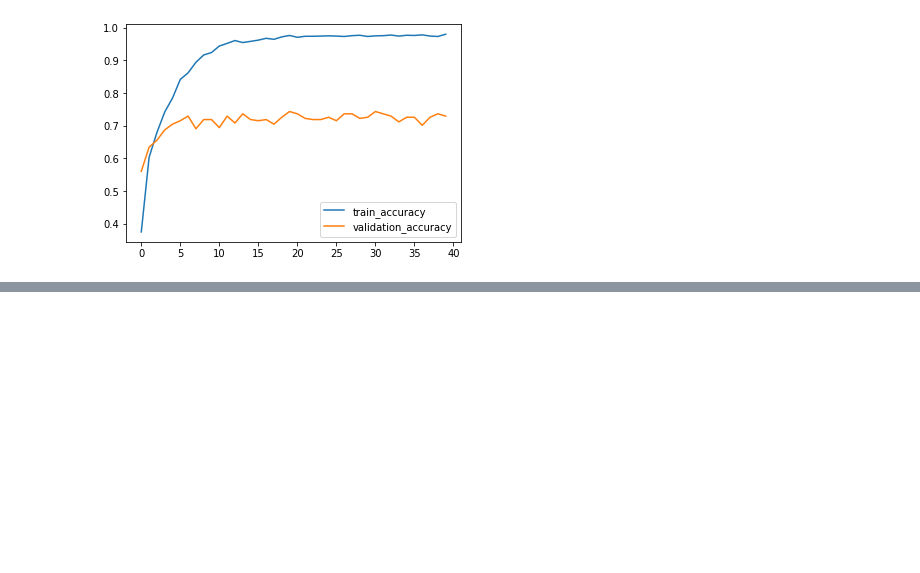
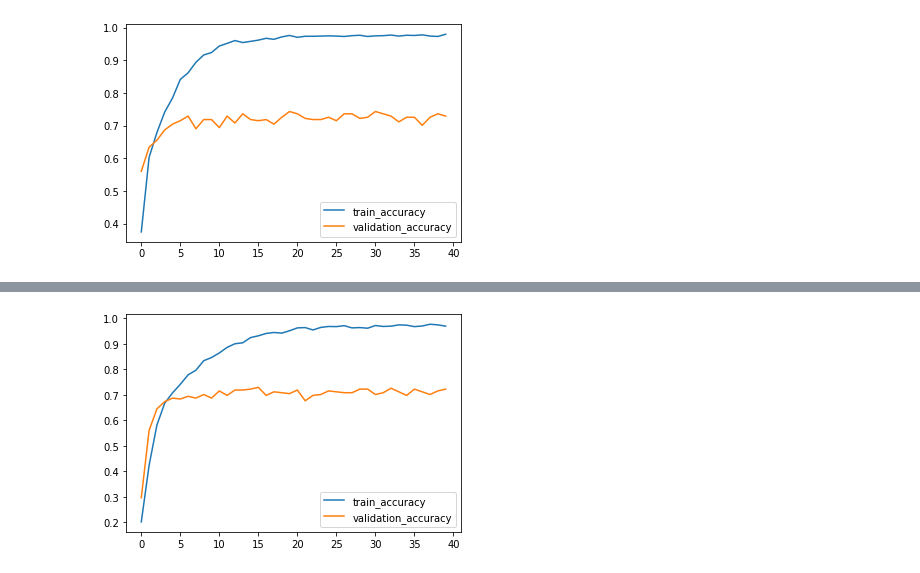
Before and after one commit to mananm98/Reddit-Flair-Predictor, a Jupyter notebook: Part-3 Building Flair Detector.ipynb, the cells around one changed output, grey strips where cells are left out. Saved outputs shown, nothing was run; the diff lists cells and outputs as text; code cells hidden in the pictures; blank space fills up the shorter version.

```diff
--- a/Part-3 Building Flair Detector.ipynb
+++ b/Part-3 Building Flair Detector.ipynb
@@ -716,5 +781,5 @@ plt.show()
 # %%
-(padded_train, y_train, padded_test, y_test, embeddings_matrix,vocab_len) = create_data_for_model(max_len = 35)
+(padded_train, y_train, padded_test, y_test, embeddings_matrix,vocab_len,cache) = create_data_for_model(max_len = 35)
 # %%
 def create_hybrid_model(max_len,vocab_size):
 
@@ -737,7 +802,7 @@ def create_hybrid_model(max_len,vocab_size):
   z = Concatenate(axis = 2)(pooling_layers)
   drop_out = Dropout(0.3)(z)
 
-  lstm_layer1 = (LSTM(100,return_sequences = False))(drop_out)
+  lstm_layer1 = Bidirectional(LSTM(100,return_sequences = False))(drop_out)
 
 
   drop_out = Dropout(0.3)(lstm_layer1)
@@ -768,6 +833,6 @@ Trainable params: 1,113,969
 Non-trainable params: 0
 __________________________________________________________________________________________________
 # %%
-hist = hybrid_model.fit(padded_train,y_train,epochs = 35, batch_size=8,validation_split = 0.15)
+hist = hybrid_model.fit(padded_train,y_train,epochs = 40, batch_size=8,validation_split = 0.15)
 # %% [output]
 Train on 1608 samples, validate on 284 samples
@@ -795,0 +859,7 @@ hybrid_model.save_weights('/content/drive/My Drive/model_weights/hybrid_model.h5
+# %%
+plt.plot(hist.history['accuracy'],label = 'train_accuracy')
+plt.plot(hist.history['val_accuracy'], label = 'validation_accuracy')
+plt.legend()
+plt.show()
+# %% [output]
+[figure, added]
```
Also changed, not shown: parts of 25 cells of this notebook, 3 other files.
